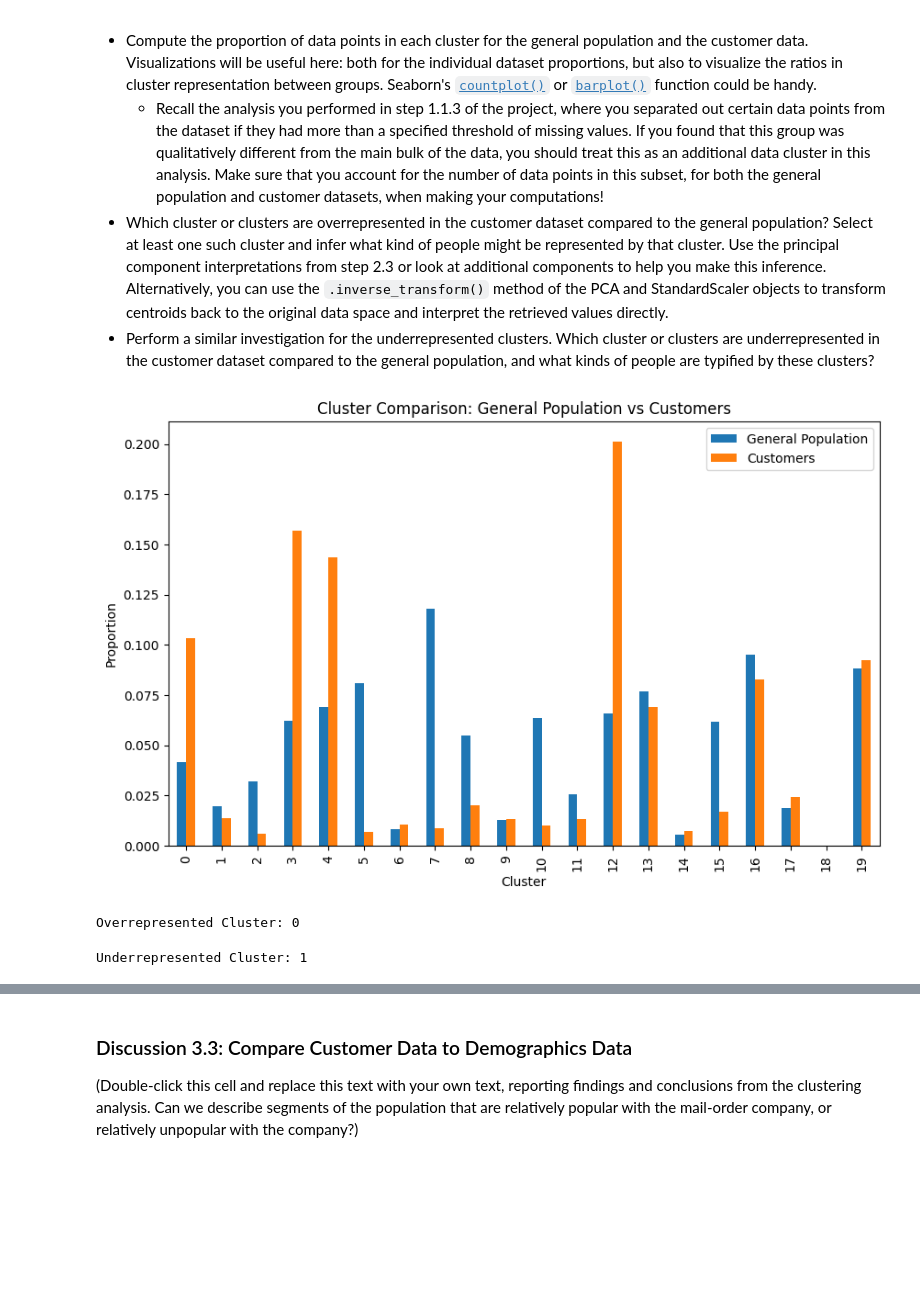
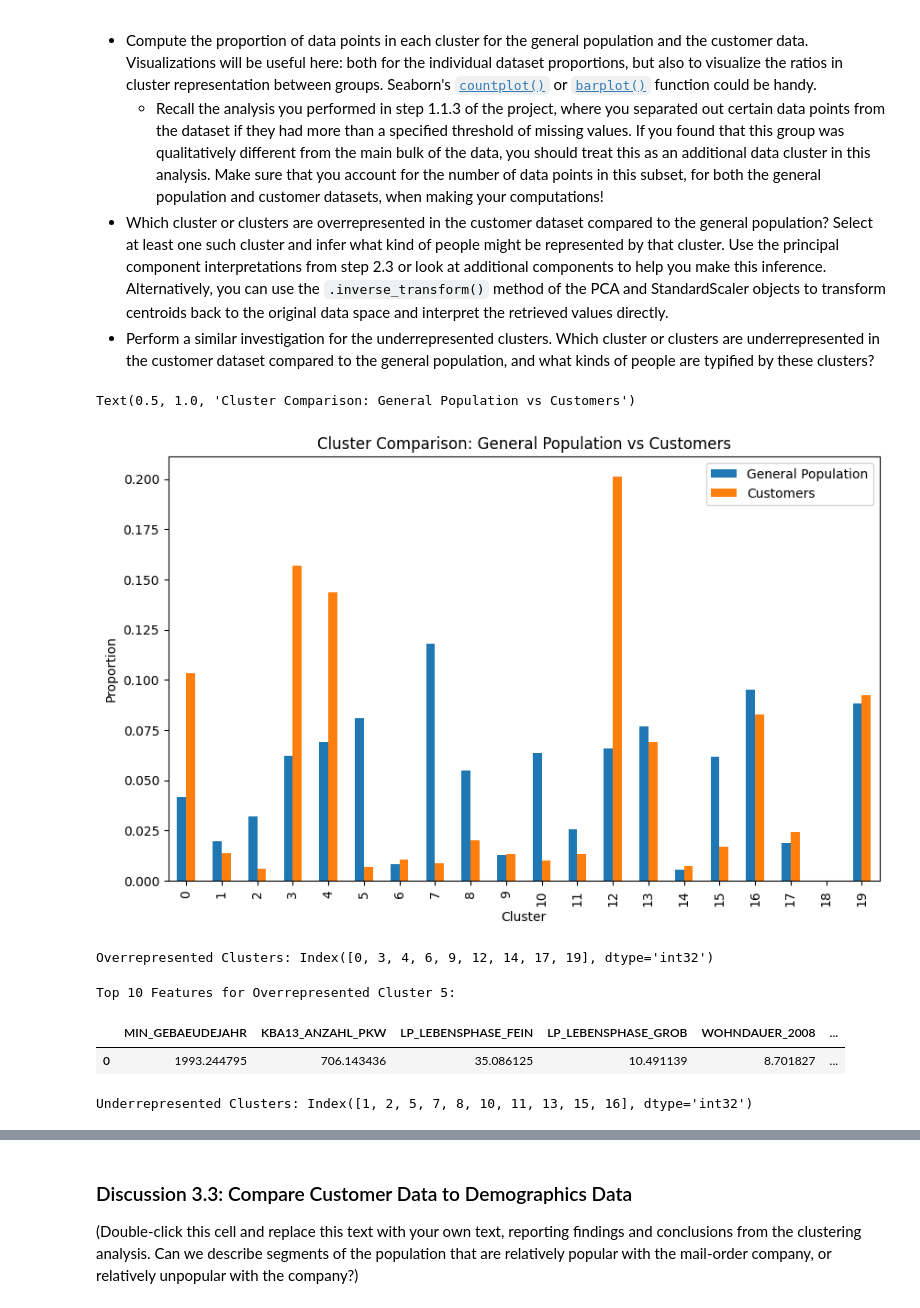
Before and after one commit to momenmac/ML-PROJECT-3, a Jupyter notebook: Identify_Customer_Segments.ipynb, the cells around one changed output, grey strips where cells are left out. Cells and saved outputs as stored; diff of their text form; code cells hidden in the pictures; blank space fills up the shorter version.

```diff
--- a/Identify_Customer_Segments.ipynb
+++ b/Identify_Customer_Segments.ipynb
@@ -800,26 +807,32 @@ ax = cluster_comparison.plot(kind='bar', figsize=(10, 6))
 plt.xlabel('Cluster')
 plt.ylabel('Proportion')
 plt.title('Cluster Comparison: General Population vs Customers')
-
-# Add value labels to the bars
-for p in ax.patches:
-    ax.annotate(f'{p.get_height():.2f}', (p.get_x() + p.get_width() / 2., p.get_height()),
-                ha='center', va='center', xytext=(0, 10), textcoords='offset points')
-
-plt.show()
 # %% [output]
+Text(0.5, 1.0, 'Cluster Comparison: General Population vs Customers')
 [figure]
 # %%
 # What kinds of people are part of a cluster that is overrepresented in the
 # customer data compared to the general population?
-overrepresented_cluster = cluster_comparison[cluster_comparison['Customers'] > cluster_comparison['General Population']].index[0]
-print(f"Overrepresented Cluster: {overrepresented_cluster}")
+overrepresented_clusters = cluster_comparison[cluster_comparison['Difference'] > 0].index
+print("Overrepresented Clusters:", overrepresented_clusters)
 # %% [output]
-Overrepresented Cluster: 0
+Overrepresented Clusters: Index([0, 3, 4, 6, 9, 12, 14, 17, 19], dtype='int32')
+# %%
+#an example is cluster 12
+cluster_centroid = kmeans.cluster_centers_[12]
+cluster_centroid = cluster_centroid.reshape(1, -1)
+original_centroid = scaler.inverse_transform(pca.inverse_transform(cluster_centroid))
+centroid_df = pd.DataFrame(original_centroid, columns=azdias_final.columns)
+print("Top 10 Features for Overrepresented Cluster 5:")
+display(centroid_df.sort_values(by=0, ascending=False, axis=1).iloc[:, :10])
+# %% [output]
+Top 10 Features for Overrepresented Cluster 5:
+|  | MIN_GEBAEUDEJAHR | KBA13_ANZAHL_PKW | LP_LEBENSPHASE_FEIN | LP_LEBENSPHASE_GROB | WOHNDAUER_2008 | ... |
+| 0 | 1993.244795 | 706.143436 | 35.086125 | 10.491139 | 8.701827 | ... |
 # %%
 # What kinds of people are part of a cluster that is underrepresented in the
 # customer data compared to the general population?
-underrepresented_cluster = cluster_comparison[cluster_comparison['Customers'] < cluster_comparison['General Population']].index[0]
-print(f"Underrepresented Cluster: {underrepresented_cluster}")
+underrepresented_clusters = cluster_comparison[cluster_comparison['Difference'] < 0].index
+print("Underrepresented Clusters:", underrepresented_clusters)
 # %% [output]
-Underrepresented Cluster: 1
+Underrepresented Clusters: Index([1, 2, 5, 7, 8, 10, 11, 13, 15, 16], dtype='int32')
```
Also changed, not shown: parts of 9 cells of this notebook.
